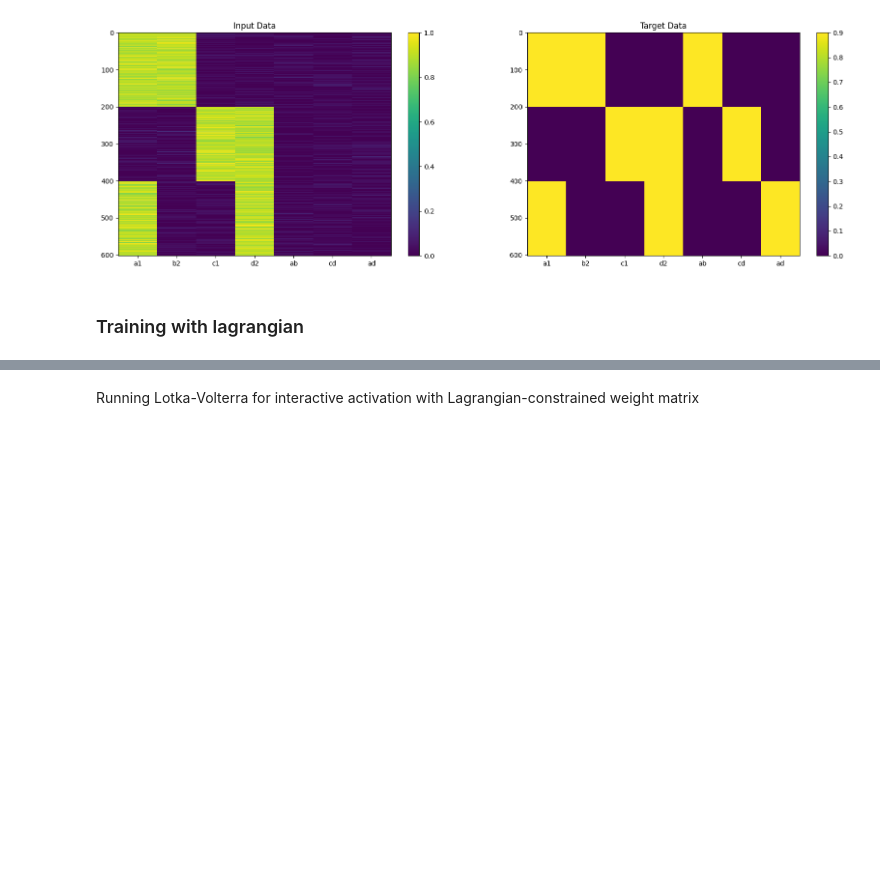
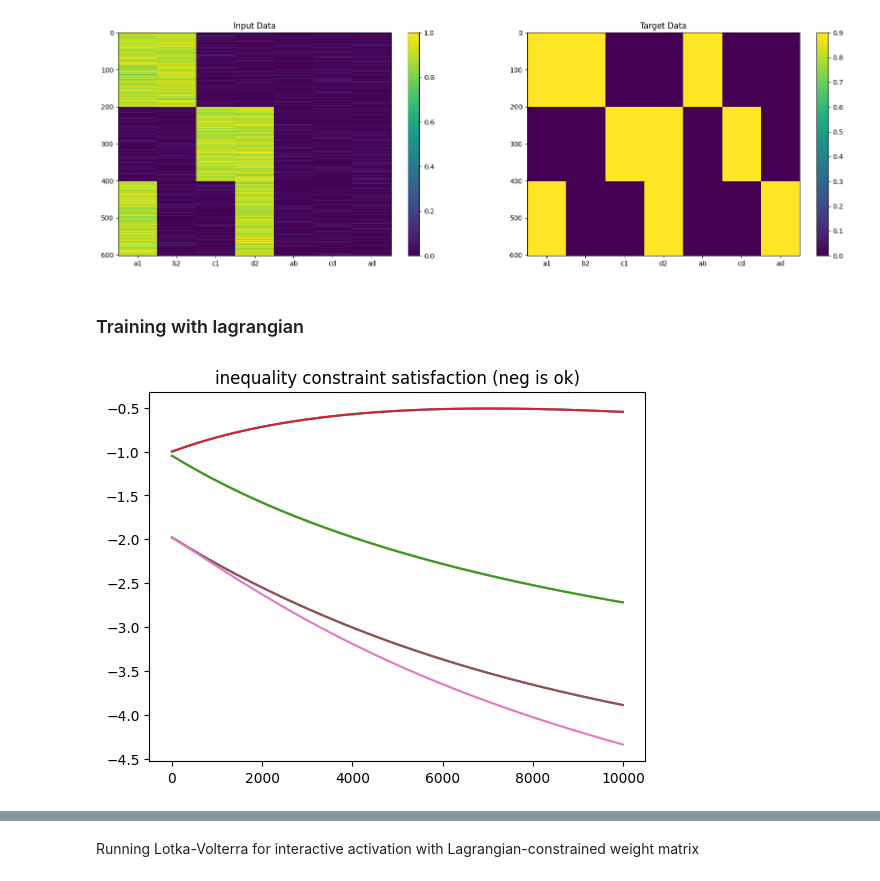
Before and after one commit to THANNAGA/Lagrangian, a Jupyter notebook: GLV_bounded_lagrangian.ipynb, the cells around one changed output, grey strips where cells are left out. Cells and saved outputs as stored; diff of their text form; code cells hidden in the pictures; blank space fills up the shorter version.

```diff
--- a/GLV_bounded_lagrangian.ipynb
+++ b/GLV_bounded_lagrangian.ipynb
@@ -322,4 +340,11 @@ iters, loss_history = zip(
   )
 
 mult_hist = [_["dual"][1].data.numpy() for (foo, _) in state_history.items()]
-defect_hist = [_["cmp"].eq_defect.data.numpy() for (foo, _) in state_history.items()]
+eq_defect_hist = [_["cmp"].eq_defect.data.numpy() for (foo, _) in state_history.items()]
+ineq_defect_hist = [_["cmp"].ineq_defect.data.numpy() for (foo, _) in state_history.items()]
+# %%
+plt.plot(iters, ineq_defect_hist)
+plt.title('inequality constraint satisfaction (neg is ok)')
+plt.show()
+# %% [output]
+[figure, added]
```
Also changed, not shown: parts of 12 cells of this notebook.
